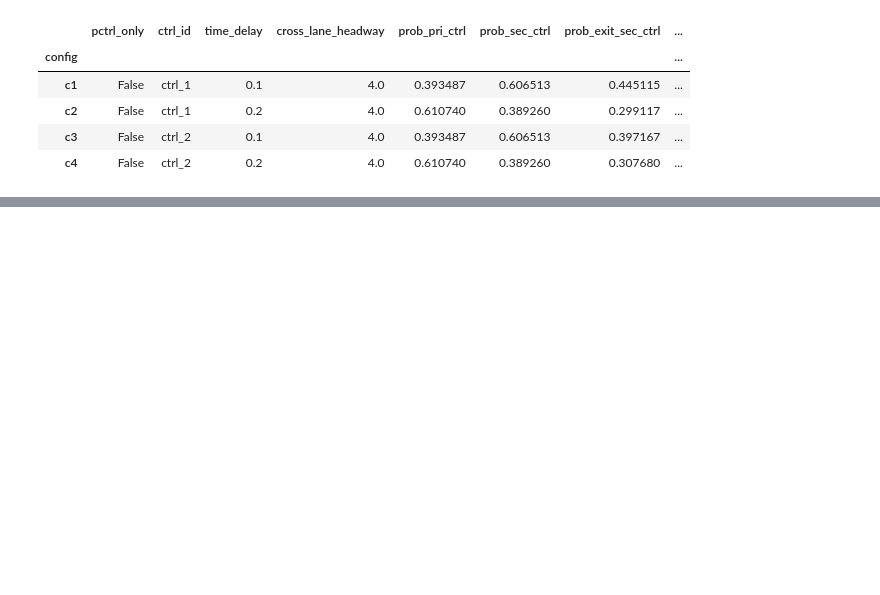
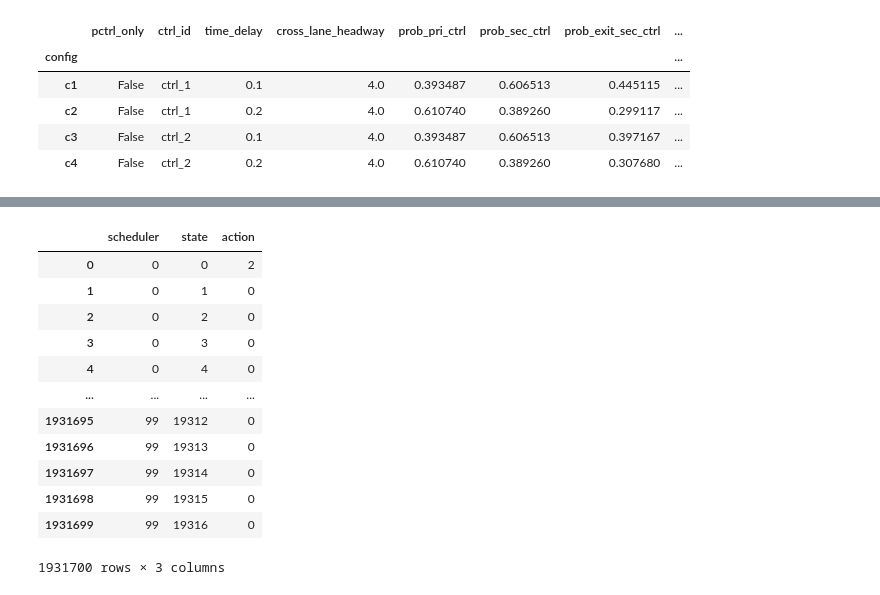
Before and after one commit to gxshub/realtime-drl-switch, a Jupyter notebook: scripts/case_study/Case_Study.ipynb, the cells around one changed output, grey strips where cells are left out. Drawn from its saved outputs; the diff is of its cells as text; code cells hidden in the pictures; blank space fills up the shorter version.

```diff
--- a/scripts/analysis.ipynb
+++ b/scripts/case_study/Case_Study.ipynb
@@ -684,0 +771,23 @@ const double ggy4 = 1-lln4-lly4-lgn4-lgy4-gln4-gly4-ggn4;
+# %%
+trans_path = os.path.join(mopmc_export_folder, "transition_matrix.txt")
+df_trans = pd.read_csv(trans_path, sep='\t', header=0)
+schedulers_path = os.path.join(mopmc_export_folder, "schedulers.txt")
+df_schedulers = pd.read_csv(schedulers_path, sep='\t', dtype={'scheduler': int, 'state': int, 'action': int})
+sch_dist_path = os.path.join(mopmc_export_folder, "scheduler_distribution.txt")
+df_sch_dist = pd.read_csv(sch_dist_path, sep='\t', header=0, dtype={'scheduler_id': int, 'probability': float})
+# %%
+df_schedulers
+# %% [output]
+|  | scheduler | state | action |
+| 0 | 0 | 0 | 2 |
+| 1 | 0 | 1 | 0 |
+| 2 | 0 | 2 | 0 |
+| 3 | 0 | 3 | 0 |
+| 4 | 0 | 4 | 0 |
+| ... | ... | ... | ... |
+| 1931695 | 99 | 19312 | 0 |
+| 1931696 | 99 | 19313 | 0 |
+| 1931697 | 99 | 19314 | 0 |
+| 1931698 | 99 | 19315 | 0 |
+| 1931699 | 99 | 19316 | 0 |
+1931700 rows × 3 columns
```
Also changed, not shown: parts of 27 cells of this notebook, 59 other files.
